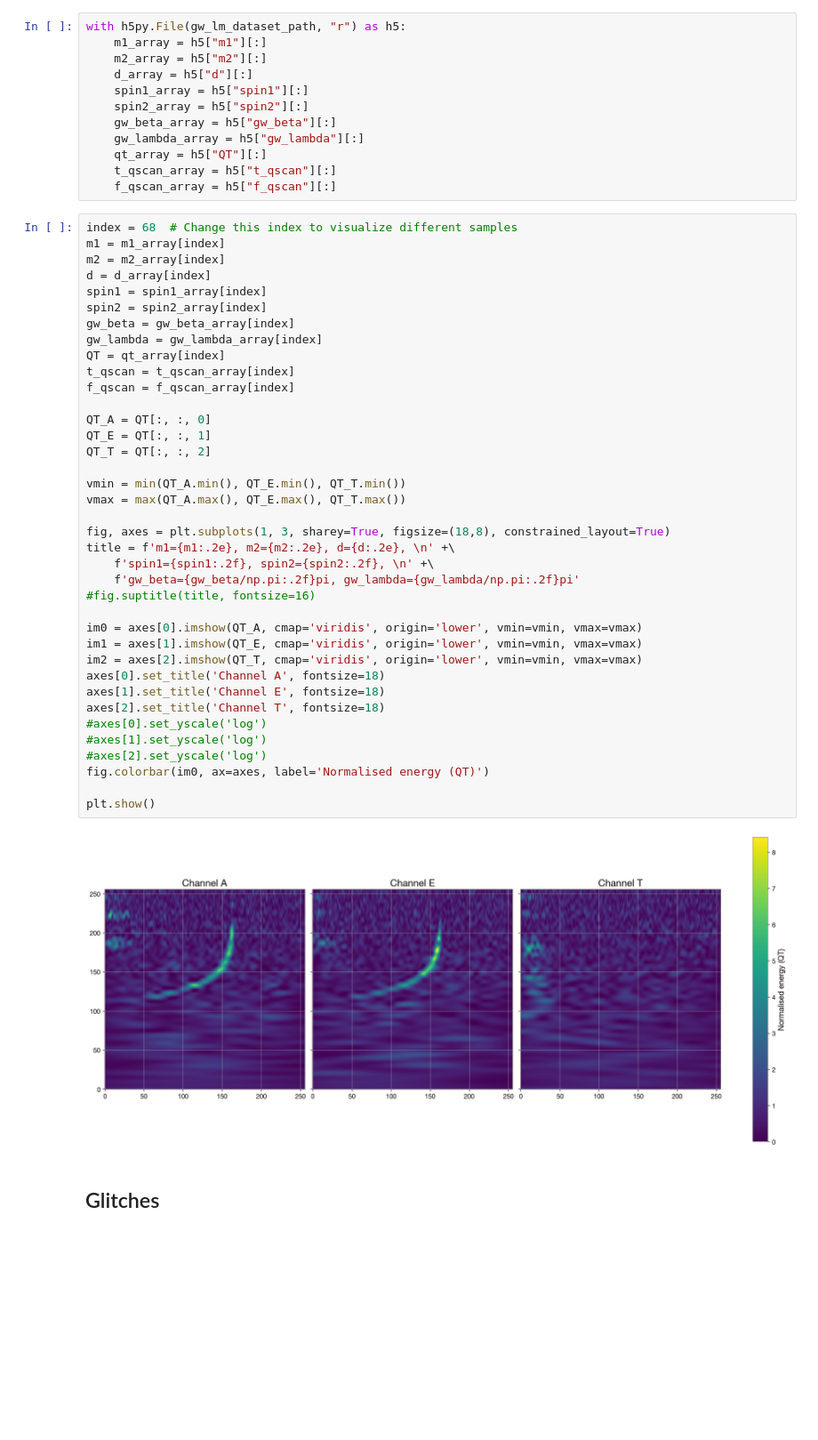
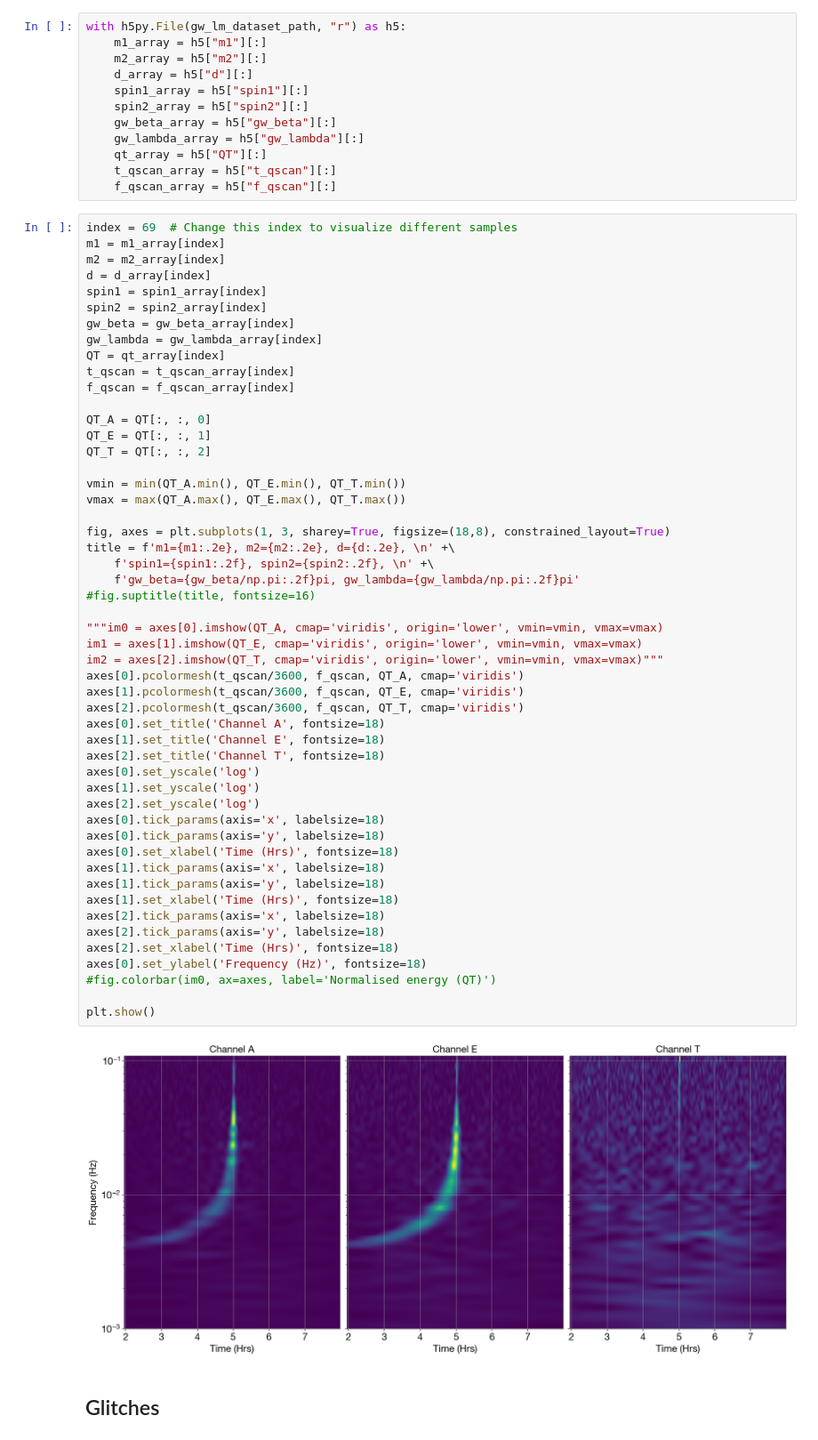
Before and after one commit to AryamannRao/LISAGlitchSignalClassifier, a Jupyter notebook: src/notebooks/image_viewer.ipynb, the cells around one changed output. Shown at 89% size. Drawn from its saved outputs; the diff is of its cells as text; blank space fills up the shorter version.

```diff
--- a/src/notebooks/image_viewer.ipynb
+++ b/src/notebooks/image_viewer.ipynb
@@ -32,45 +32,58 @@ with h5py.File(gw_lm_dataset_path, "r") as h5:
     t_qscan_array = h5["t_qscan"][:]
     f_qscan_array = h5["f_qscan"][:]
 # %%
-index = 68  # Change this index to visualize different samples
+index = 69  # Change this index to visualize different samples
 m1 = m1_array[index]
 m2 = m2_array[index]
 d = d_array[index]
 spin1 = spin1_array[index]
 spin2 = spin2_array[index]
 gw_beta = gw_beta_array[index]
 gw_lambda = gw_lambda_array[index]
 QT = qt_array[index]
 t_qscan = t_qscan_array[index]
 f_qscan = f_qscan_array[index]
 
 QT_A = QT[:, :, 0]
 QT_E = QT[:, :, 1]
 QT_T = QT[:, :, 2]
 
 vmin = min(QT_A.min(), QT_E.min(), QT_T.min())
 vmax = max(QT_A.max(), QT_E.max(), QT_T.max())
 
 fig, axes = plt.subplots(1, 3, sharey=True, figsize=(18,8), constrained_layout=True)
 title = f'm1={m1:.2e}, m2={m2:.2e}, d={d:.2e}, \n' +\
     f'spin1={spin1:.2f}, spin2={spin2:.2f}, \n' +\
     f'gw_beta={gw_beta/np.pi:.2f}pi, gw_lambda={gw_lambda/np.pi:.2f}pi'
 #fig.suptitle(title, fontsize=16)
 
-im0 = axes[0].imshow(QT_A, cmap='viridis', origin='lower', vmin=vmin, vmax=vmax)
+"""im0 = axes[0].imshow(QT_A, cmap='viridis', origin='lower', vmin=vmin, vmax=vmax)
 im1 = axes[1].imshow(QT_E, cmap='viridis', origin='lower', vmin=vmin, vmax=vmax)
-im2 = axes[2].imshow(QT_T, cmap='viridis', origin='lower', vmin=vmin, vmax=vmax)
+im2 = axes[2].imshow(QT_T, cmap='viridis', origin='lower', vmin=vmin, vmax=vmax)"""
+axes[0].pcolormesh(t_qscan/3600, f_qscan, QT_A, cmap='viridis')
+axes[1].pcolormesh(t_qscan/3600, f_qscan, QT_E, cmap='viridis')
+axes[2].pcolormesh(t_qscan/3600, f_qscan, QT_T, cmap='viridis')
 axes[0].set_title('Channel A', fontsize=18)
 axes[1].set_title('Channel E', fontsize=18)
 axes[2].set_title('Channel T', fontsize=18)
-#axes[0].set_yscale('log')
-#axes[1].set_yscale('log')
-#axes[2].set_yscale('log')
-fig.colorbar(im0, ax=axes, label='Normalised energy (QT)')
+axes[0].set_yscale('log')
+axes[1].set_yscale('log')
+axes[2].set_yscale('log')
+axes[0].tick_params(axis='x', labelsize=18)
+axes[0].tick_params(axis='y', labelsize=18)
+axes[0].set_xlabel('Time (Hrs)', fontsize=18)
+axes[1].tick_params(axis='x', labelsize=18)
+axes[1].tick_params(axis='y', labelsize=18)
+axes[1].set_xlabel('Time (Hrs)', fontsize=18)
+axes[2].tick_params(axis='x', labelsize=18)
+axes[2].tick_params(axis='y', labelsize=18)
+axes[2].set_xlabel('Time (Hrs)', fontsize=18)
+axes[0].set_ylabel('Frequency (Hz)', fontsize=18)
+#fig.colorbar(im0, ax=axes, label='Normalised energy (QT)')
 
 plt.show()
 # %% [output]
-[figure, old version]
+[figure, new version]
 # %% [markdown]
 ## Glitches
 # %%
```
Also changed, not shown: parts of 9 cells of this notebook, 18 other files.
